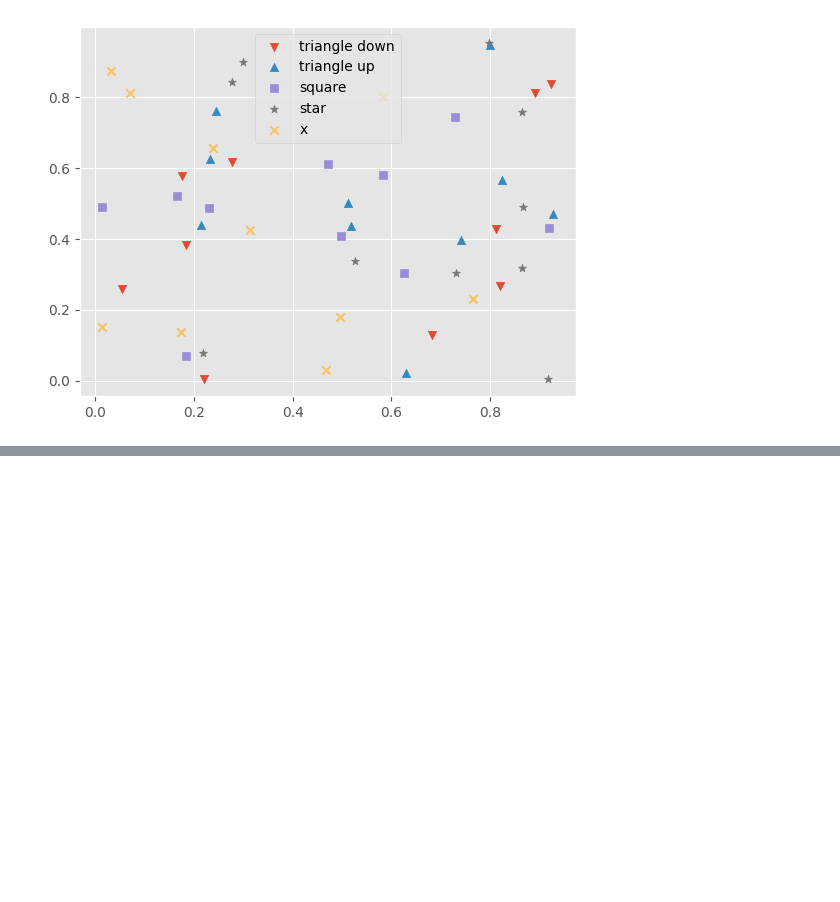
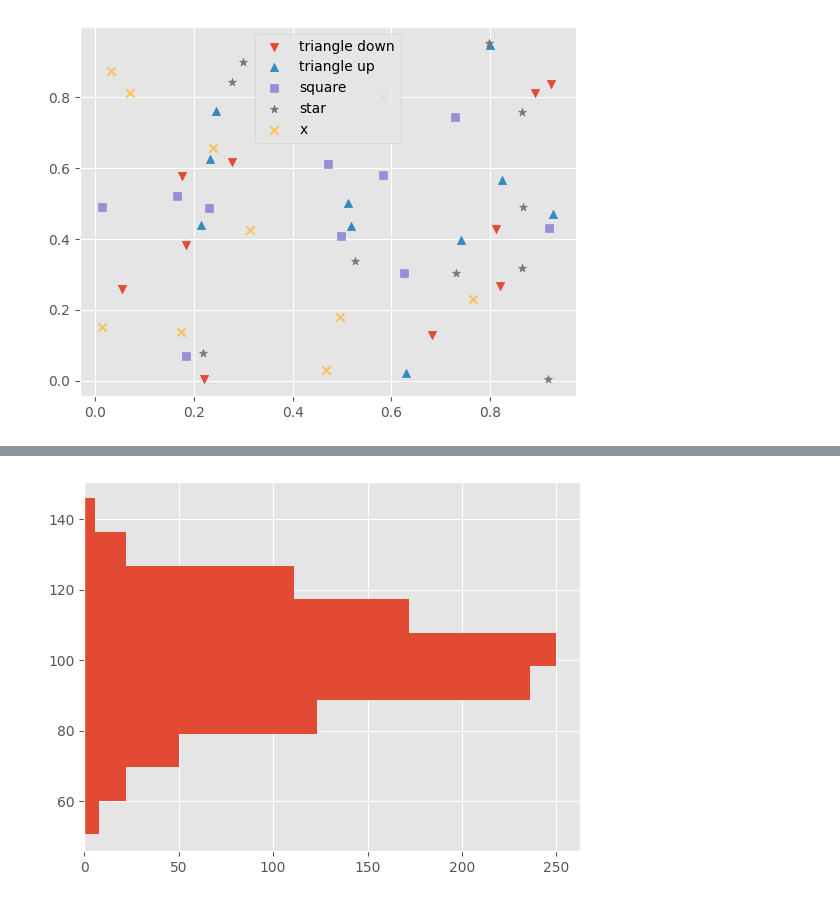
Before and after one commit to esk-00/study, a Jupyter notebook: data_engineer/matplotlib/4.3.3.ipynb, the cells around one changed output, grey strips where cells are left out. Cells and saved outputs as stored; diff of their text form; code cells hidden in the pictures; blank space fills up the shorter version.

```diff
--- a/data_engineer/matplotlib/4.3.3.ipynb
+++ b/data_engineer/matplotlib/4.3.3.ipynb
@@ -138,0 +179,8 @@ plt.show()
+# %%
+fig, ax = plt.subplots()
+
+ax.hist(x, orientation='horizontal')
+
+plt.show()
+# %% [output]
+[figure, added]
```
Also changed, not shown: parts of 15 cells of this notebook, 2 other files.
